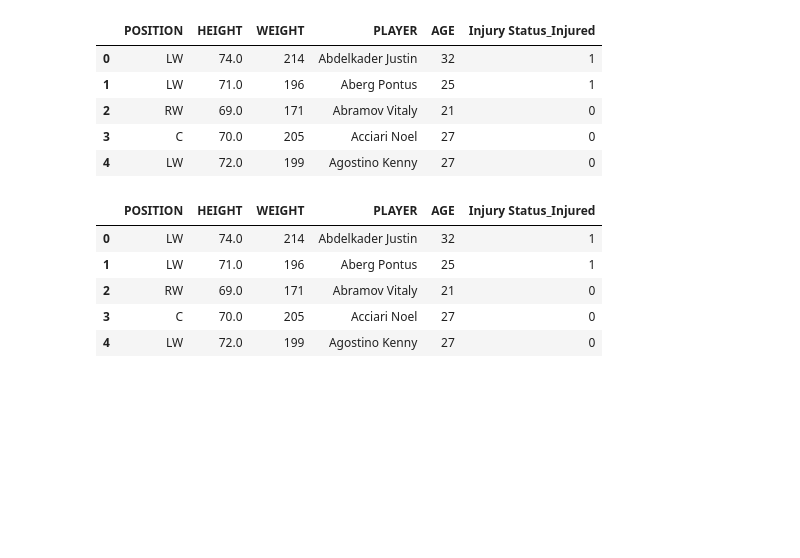
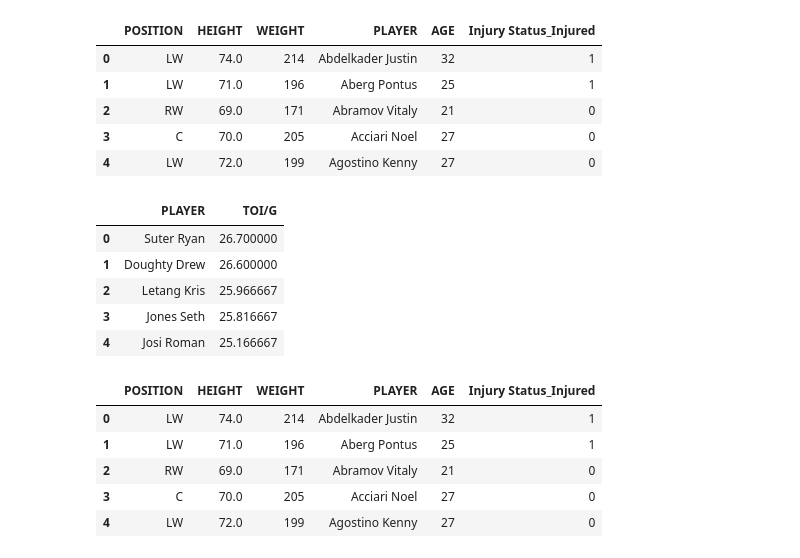
Before and after one commit to ibourzgui/project3_Imane, a Jupyter notebook: NHL_HotEncod-TOI.ipynb, the cells around one changed output. Cells and saved outputs as stored; diff of their text form; code cells hidden in the pictures; blank space fills up the shorter version.

```diff
--- a/NHL_HotEncod.ipynb
+++ b/NHL_HotEncod-TOI.ipynb
@@ -30,6 +30,17 @@ Encoded_df.head()
 | 4 | LW | 72.0 | 199 | Agostino Kenny | 27 | 0 |
 # %%
 y = Encoded_df['Injury Status_Injured'].values.reshape(-1, 1)
+# %%
+TOI = pd.read_csv('NHLTotTime.csv')
+TOI = TOI[["PLAYER","TOI/G"]]
+TOI.head()
+# %% [output]
+|  | PLAYER | TOI/G |
+| 0 | Suter Ryan | 26.700000 |
+| 1 | Doughty Drew | 26.600000 |
+| 2 | Letang Kris | 25.966667 |
+| 3 | Jones Seth | 25.816667 |
+| 4 | Josi Roman | 25.166667 |
 # %%
 Encoded_df.head()
 # %% [output]
```
Also changed, not shown: parts of 5 cells of this notebook, 2 other files.
